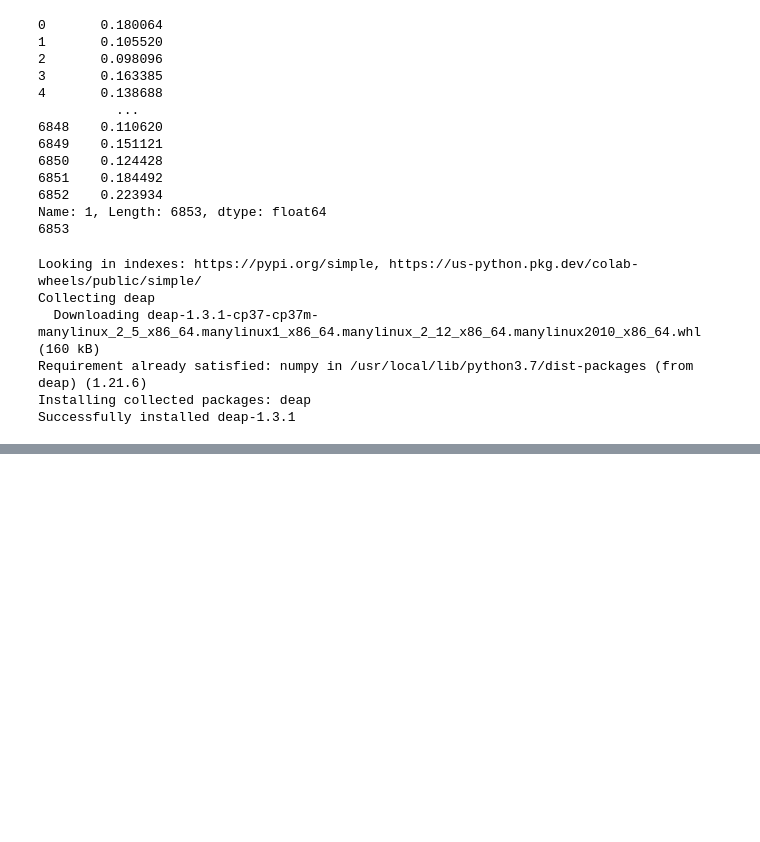
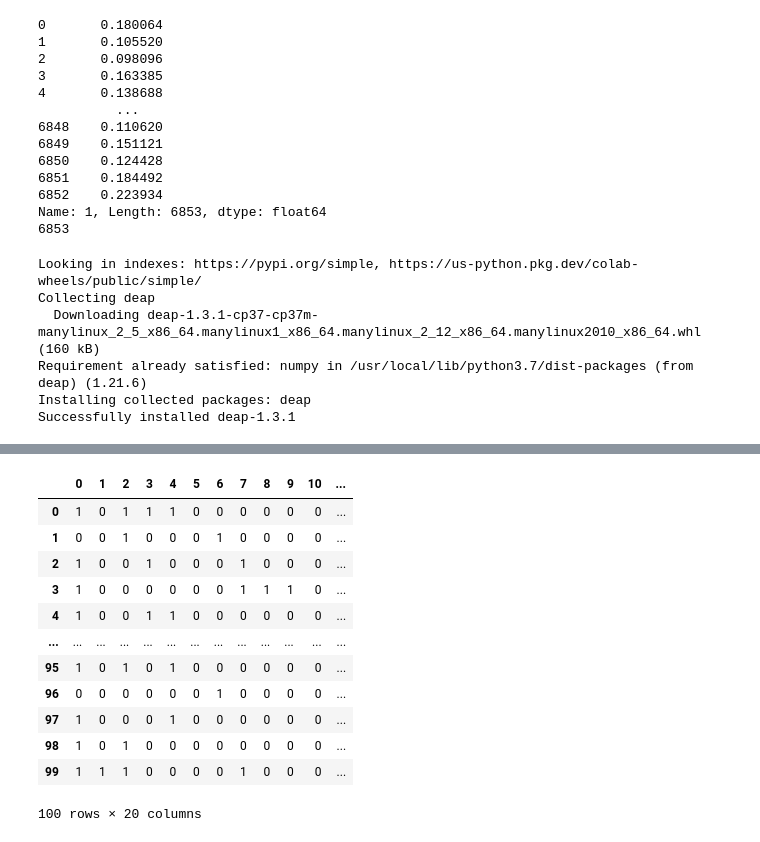
Before and after one commit to dairuinz/genetic_algorithms, a Jupyter notebook: computational_intelligence_2.ipynb, the cells around one changed output, grey strips where cells are left out. Drawn from its saved outputs; the diff is of its cells as text; code cells hidden in the pictures; blank space fills up the shorter version.

```diff
--- a/computational_intelligence_2.ipynb
+++ b/computational_intelligence_2.ipynb
@@ -281,0 +316,21 @@ Average generation when stopping conditions are met: 7.8
+# %%
+y = pd.read_csv('train-label.dat', sep=',', header=None)       #reads output data
+y.columns = ['label']       #names output data column
+y = y[0:100]
+y = y['label'].str.split(' ', expand=True)          #splits data into 20 columns
+y = y.astype(int)       #makes output data integers
+y
+# %% [output]
+|  | 0 | 1 | 2 | 3 | 4 | 5 | 6 | 7 | 8 | 9 | 10 | ... |
+| 0 | 1 | 0 | 1 | 1 | 1 | 0 | 0 | 0 | 0 | 0 | 0 | ... |
+| 1 | 0 | 0 | 1 | 0 | 0 | 0 | 1 | 0 | 0 | 0 | 0 | ... |
+| 2 | 1 | 0 | 0 | 1 | 0 | 0 | 0 | 1 | 0 | 0 | 0 | ... |
+| 3 | 1 | 0 | 0 | 0 | 0 | 0 | 0 | 1 | 1 | 1 | 0 | ... |
+| 4 | 1 | 0 | 0 | 1 | 1 | 0 | 0 | 0 | 0 | 0 | 0 | ... |
+| ... | ... | ... | ... | ... | ... | ... | ... | ... | ... | ... | ... | ... |
+| 95 | 1 | 0 | 1 | 0 | 1 | 0 | 0 | 0 | 0 | 0 | 0 | ... |
+| 96 | 0 | 0 | 0 | 0 | 0 | 0 | 1 | 0 | 0 | 0 | 0 | ... |
+| 97 | 1 | 0 | 0 | 0 | 1 | 0 | 0 | 0 | 0 | 0 | 0 | ... |
+| 98 | 1 | 0 | 1 | 0 | 0 | 0 | 0 | 0 | 0 | 0 | 0 | ... |
+| 99 | 1 | 1 | 1 | 0 | 0 | 0 | 0 | 1 | 0 | 0 | 0 | ... |
+100 rows × 20 columns
```
Also changed, not shown: parts of 8 cells of this notebook.
